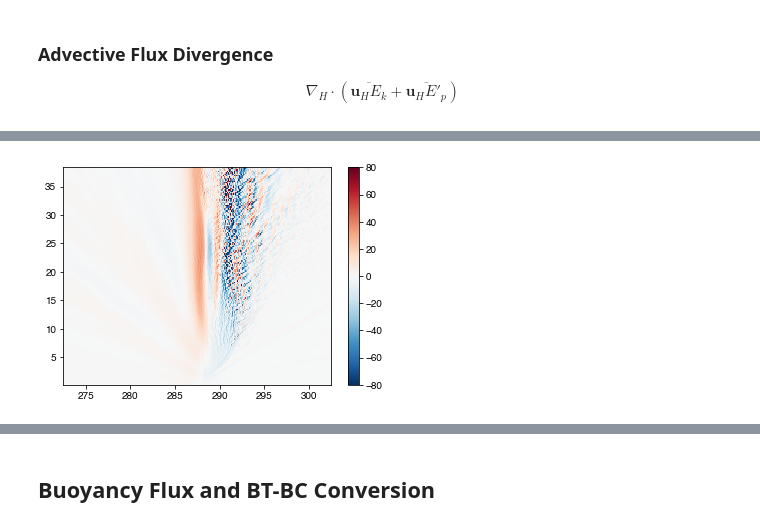
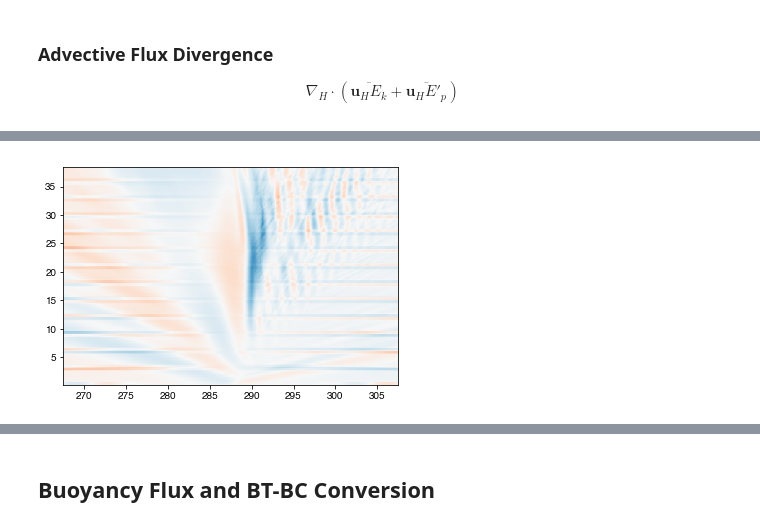
Before and after one commit to gunnarvoet/flow-across-bump, a Jupyter notebook: analysis/bump_analysis_energy.ipynb, the cells around one changed output, grey strips where cells are left out. Saved outputs shown, nothing was run; the diff lists cells and outputs as text; code cells hidden in the pictures.

```diff
--- a/analysis/bump_analysis_energy.ipynb
+++ b/analysis/bump_analysis_energy.ipynb
@@ -34,6 +34,8 @@ import spfunctions.spfunctions as spf
 
 import warnings
 warnings.filterwarnings('ignore')
+# %%
+mpl.rcParams.update({'font.size': 12})
 # %% [markdown]
 ## Read model data
 # %%
@@ -398,6 +434,5 @@ DivAdvFlux = np.gradient(np.nansum(EppFlux*drFC,axis=1)+np.nansum(EkFlux*drFC,ax
 # %%
-plt.pcolormesh(dist,time,DivAdvFlux,cmap='RdBu_r',vmin=-80,vmax=80)
-plt.colorbar()
-CenterPlot(15)
+plt.pcolormesh(dist,time,eta,cmap='RdBu_r',vmin=-0.2,vmax=0.2)
+CenterPlot(20)
 # %% [output]
-[figure, old version]
+[figure, new version]
```
Also changed, not shown: parts of 115 cells of this notebook.
